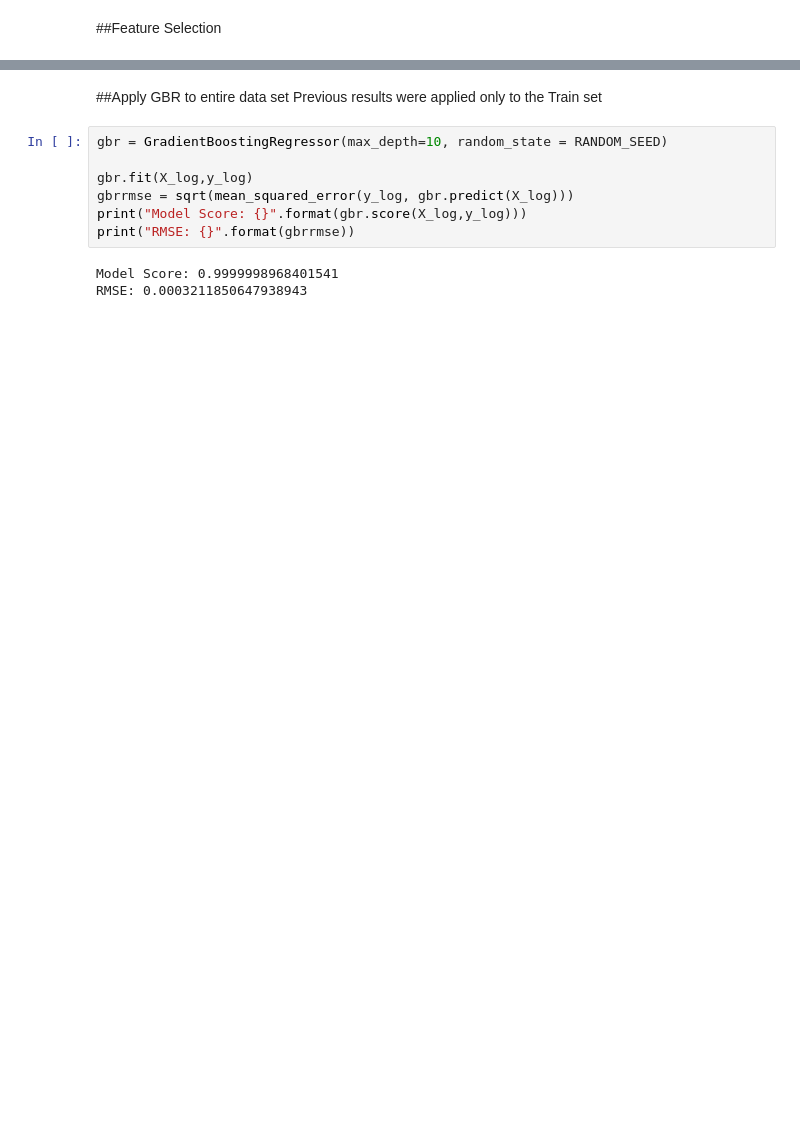
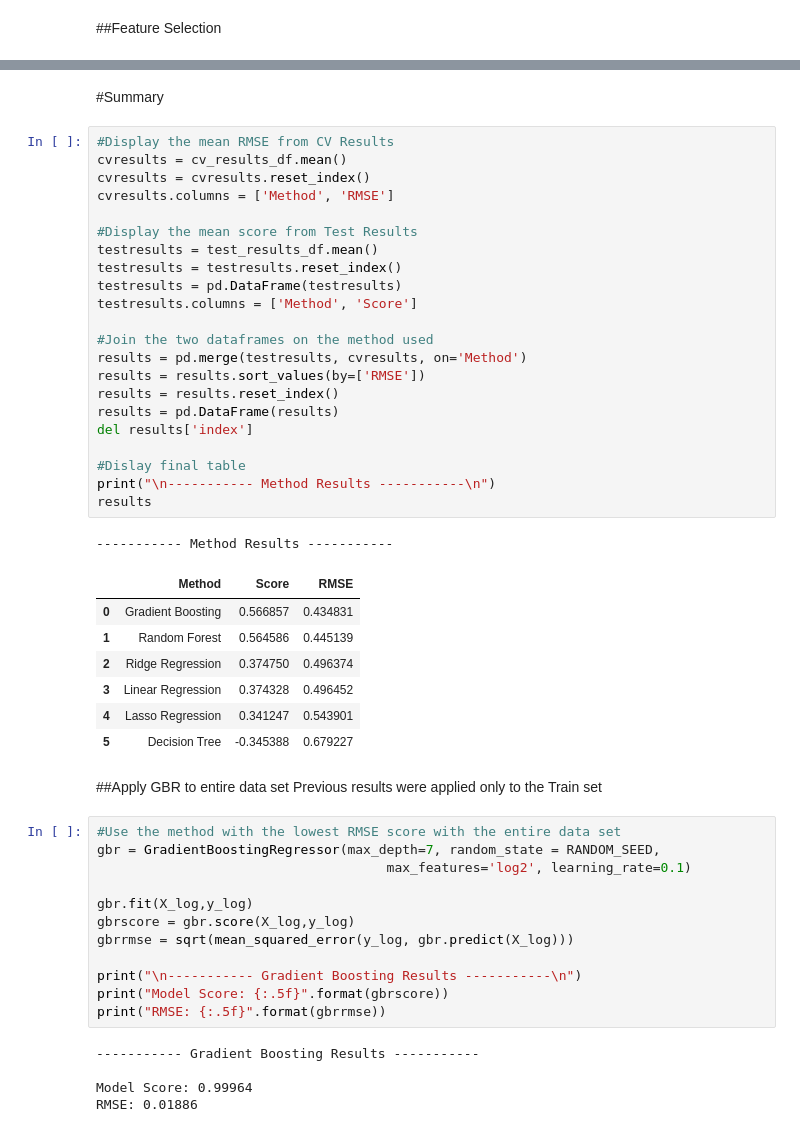
Before and after one commit to christophercallaghan2022/MSDS422, a Jupyter notebook: Assignment_4.ipynb, the cells around one changed output, grey strips where cells are left out. Drawn from its saved outputs; the diff is of its cells as text; blank space fills up the shorter version.

```diff
--- a/Assignment_4.ipynb
+++ b/Assignment_4.ipynb
@@ -866,13 +1001,53 @@ plt.show()
+# %% [markdown]
+#Summary
+# %%
+#Display the mean RMSE from CV Results
+cvresults = cv_results_df.mean()
+cvresults = cvresults.reset_index()
+cvresults.columns = ['Method', 'RMSE']
+
+#Display the mean score from Test Results
+testresults = test_results_df.mean()
+testresults = testresults.reset_index()
+testresults = pd.DataFrame(testresults)
+testresults.columns = ['Method', 'Score']
+
+#Join the two dataframes on the method used
+results = pd.merge(testresults, cvresults, on='Method')
+results = results.sort_values(by=['RMSE'])
+results = results.reset_index()
+results = pd.DataFrame(results)
+del results['index']
+
+#Dislay final table
+print("\n----------- Method Results -----------\n")
+results
+# %% [output]
+----------- Method Results -----------
+|  | Method | Score | RMSE |
+| 0 | Gradient Boosting | 0.566857 | 0.434831 |
+| 1 | Random Forest | 0.564586 | 0.445139 |
+| 2 | Ridge Regression | 0.374750 | 0.496374 |
+| 3 | Linear Regression | 0.374328 | 0.496452 |
+| 4 | Lasso Regression | 0.341247 | 0.543901 |
+| 5 | Decision Tree | -0.345388 | 0.679227 |
 # %% [markdown]
 ##Apply GBR to entire data set
 Previous results were applied only to the Train set
 # %%
-gbr = GradientBoostingRegressor(max_depth=10, random_state = RANDOM_SEED)
+#Use the method with the lowest RMSE score with the entire data set
+gbr = GradientBoostingRegressor(max_depth=7, random_state = RANDOM_SEED,
+                                     max_features='log2', learning_rate=0.1)
 
 gbr.fit(X_log,y_log)
+gbrscore = gbr.score(X_log,y_log)
 gbrrmse = sqrt(mean_squared_error(y_log, gbr.predict(X_log)))
-print("Model Score: {}".format(gbr.score(X_log,y_log)))
-print("RMSE: {}".format(gbrrmse))
+
+print("\n----------- Gradient Boosting Results -----------\n")
+print("Model Score: {:.5f}".format(gbrscore))
+print("RMSE: {:.5f}".format(gbrrmse))
 # %% [output]
-Model Score: 0.9999998968401541
-RMSE: 0.0003211850647938943
+----------- Gradient Boosting Results -----------
+
+Model Score: 0.99964
+RMSE: 0.01886
```
Also changed, not shown: parts of 17 cells of this notebook.
